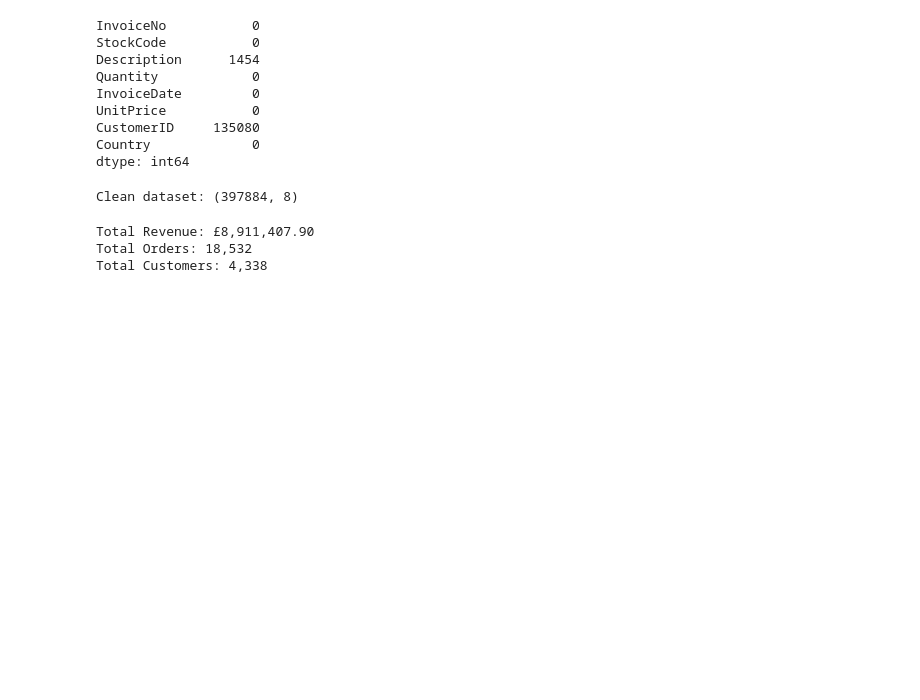
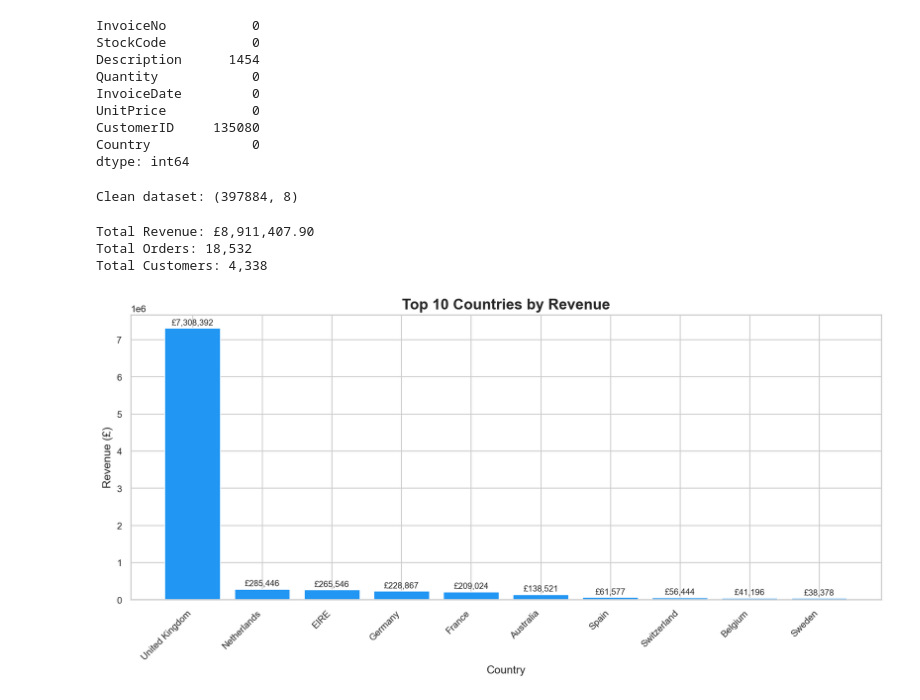
Before and after one commit to piotrekbz/ecomdata, a Jupyter notebook: anylysis.ipynb, the cells around one changed output. Cells and saved outputs as stored; diff of their text form; code cells hidden in the pictures; blank space fills up the shorter version.

Commit message:
revenue analysis

```diff
--- a/anylysis.ipynb
+++ b/anylysis.ipynb
@@ -5,7 +5,21 @@ import matplotlib.pyplot as plt
 import seaborn as sns
 
 sns.set_theme(style="darkgrid")
-plt.rcParams['figure.figsize'] = (12, 6)
+plt.rcParams.update({
+    'figure.figsize': (12, 6),
+    'axes.spines.top': False,
+    'axes.spines.right': False,
+    'font.family': 'sans-serif',
+    'axes.titlesize': 16,
+    'axes.titleweight': 'bold',
+    'axes.labelsize': 12,
+    'xtick.labelsize': 10,
+    'ytick.labelsize': 10,
+    'figure.dpi': 150
+})
+
+
+sns.set_style("whitegrid")
 # %%
 df = pd.read_csv('Data/data.csv', encoding='latin-1')
 print(df.shape)
@@ -71,3 +85,22 @@ print(f"Total Customers: {total_customers:,}")
 Total Revenue: £8,911,407.90
 Total Orders: 18,532
 Total Customers: 4,338
+# %%
+country_revenue = df.groupby('Country')['Revenue'].sum().sort_values(ascending=False).head(10)
+
+fig, ax = plt.subplots()
+bars = ax.bar(country_revenue.index, country_revenue.values, color=BLUE, edgecolor='white')
+
+for bar in bars:
+    ax.text(bar.get_x() + bar.get_width()/2, bar.get_height() + 50000,
+            f'£{bar.get_height():,.0f}', ha='center', va='bottom', fontsize=9)
+
+ax.set_title('Top 10 Countries by Revenue')
+ax.set_xlabel('Country')
+ax.set_ylabel('Revenue (£)')
+plt.xticks(rotation=45, ha='right')
+plt.tight_layout()
+plt.savefig('images/revenue_by_country.png')
+plt.show()
+# %% [output]
+[figure, added]
```
Also changed, not shown: parts of 1 cell of this notebook, 2 other files.
